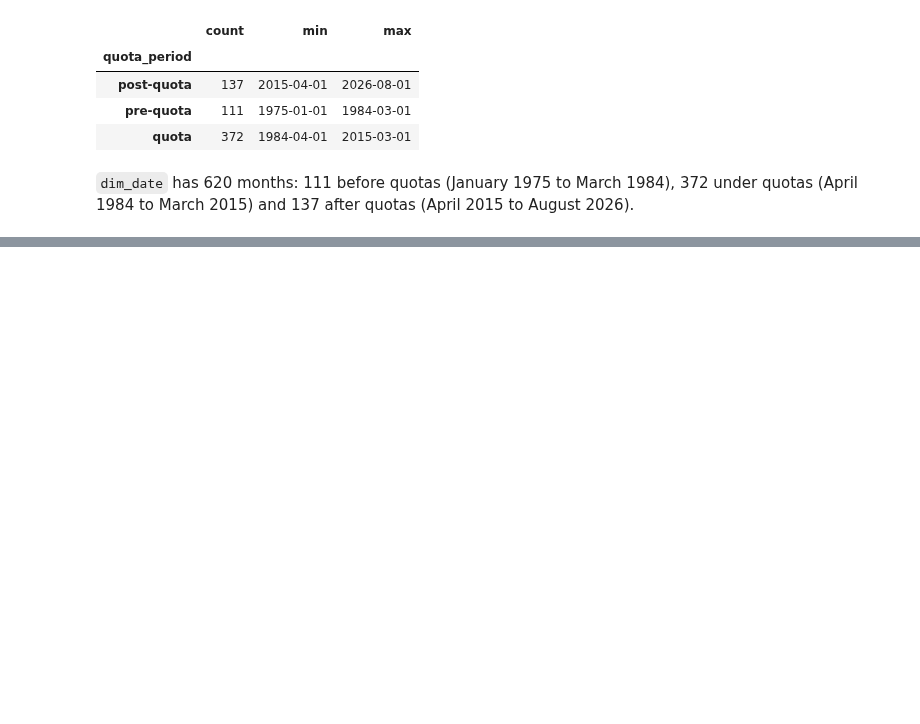
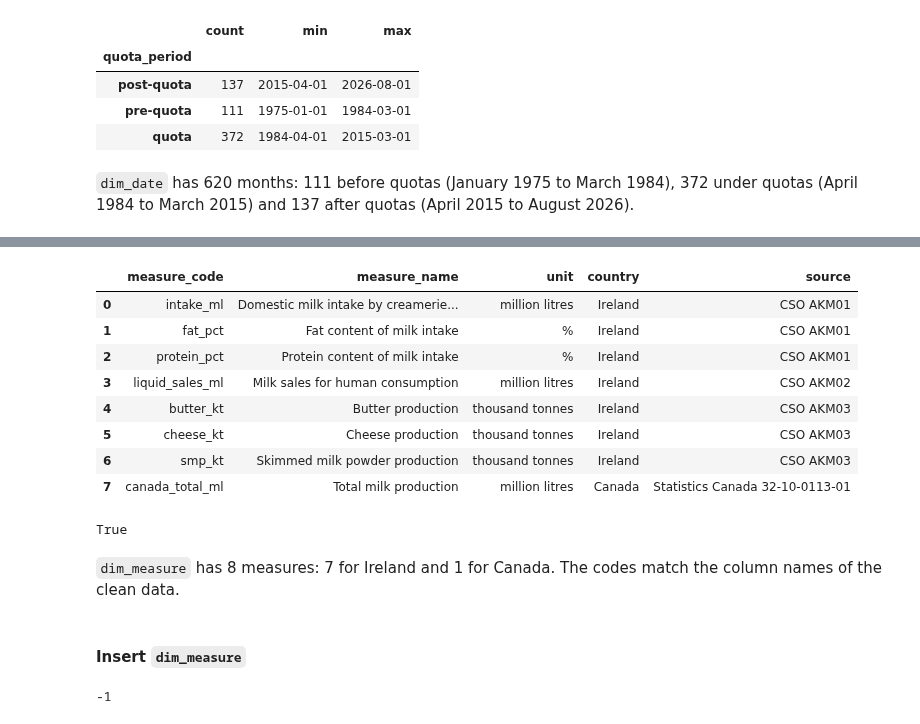
Before and after one commit to temulenbd/irish-dairy-analysis, a Jupyter notebook: notebooks/2_sql_database.ipynb, the cells around one changed output, grey strips where cells are left out. Cells and saved outputs as stored; diff of their text form; code cells hidden in the pictures; blank space fills up the shorter version.

```diff
--- a/notebooks/2_sql_database.ipynb
+++ b/notebooks/2_sql_database.ipynb
@@ -109,0 +173,42 @@ dim_date.groupby("quota_period")["date_key"].agg(["count", "min", "max"])
+# %%
+# One row per measure: code, full name, unit, country and source table
+dim_measure = pd.DataFrame(
+    [
+        ("intake_ml",       "Domestic milk intake by creameries and pasteurisers", "million litres",   "Ireland", "CSO AKM01"),
+        ("fat_pct",         "Fat content of milk intake",                          "%",                "Ireland", "CSO AKM01"),
+        ("protein_pct",     "Protein content of milk intake",                      "%",                "Ireland", "CSO AKM01"),
+        ("liquid_sales_ml", "Milk sales for human consumption",                    "million litres",   "Ireland", "CSO AKM02"),
+        ("butter_kt",       "Butter production",                                   "thousand tonnes",  "Ireland", "CSO AKM03"),
+        ("cheese_kt",       "Cheese production",                                   "thousand tonnes",  "Ireland", "CSO AKM03"),
+        ("smp_kt",          "Skimmed milk powder production",                      "thousand tonnes",  "Ireland", "CSO AKM03"),
+        ("canada_total_ml", "Total milk production",                               "million litres",   "Canada",  "Statistics Canada 32-10-0113-01"),
+    ],
+    columns=["measure_code", "measure_name", "unit", "country", "source"],
+)
+
+dim_measure
+# %% [output]
+|  | measure_code | measure_name | unit | country | source |
+| 0 | intake_ml | Domestic milk intake by creamerie... | million litres | Ireland | CSO AKM01 |
+| 1 | fat_pct | Fat content of milk intake | % | Ireland | CSO AKM01 |
+| 2 | protein_pct | Protein content of milk intake | % | Ireland | CSO AKM01 |
+| 3 | liquid_sales_ml | Milk sales for human consumption | million litres | Ireland | CSO AKM02 |
+| 4 | butter_kt | Butter production | thousand tonnes | Ireland | CSO AKM03 |
+| 5 | cheese_kt | Cheese production | thousand tonnes | Ireland | CSO AKM03 |
+| 6 | smp_kt | Skimmed milk powder production | thousand tonnes | Ireland | CSO AKM03 |
+| 7 | canada_total_ml | Total milk production | million litres | Canada | Statistics Canada 32-10-0113-01 |
+# %%
+# Check that every measure code matches a column in the clean data
+data_columns = list(ireland.columns) + list(canada.columns)
+sorted(data_columns) == sorted(dim_measure["measure_code"])
+# %% [output]
+True
+# %% [markdown]
+`dim_measure` has 8 measures: 7 for Ireland and 1 for Canada. The codes match the column names of the clean data.
+# %% [markdown]
+#### Insert `dim_measure`
+# %%
+# Add the rows to the existing dim_measure table in SQL Server
+dim_measure.to_sql("dim_measure", engine, schema="dbo", if_exists="append", index=False)
+# %% [output]
+-1
```
Also changed, not shown: parts of 30 cells of this notebook.
